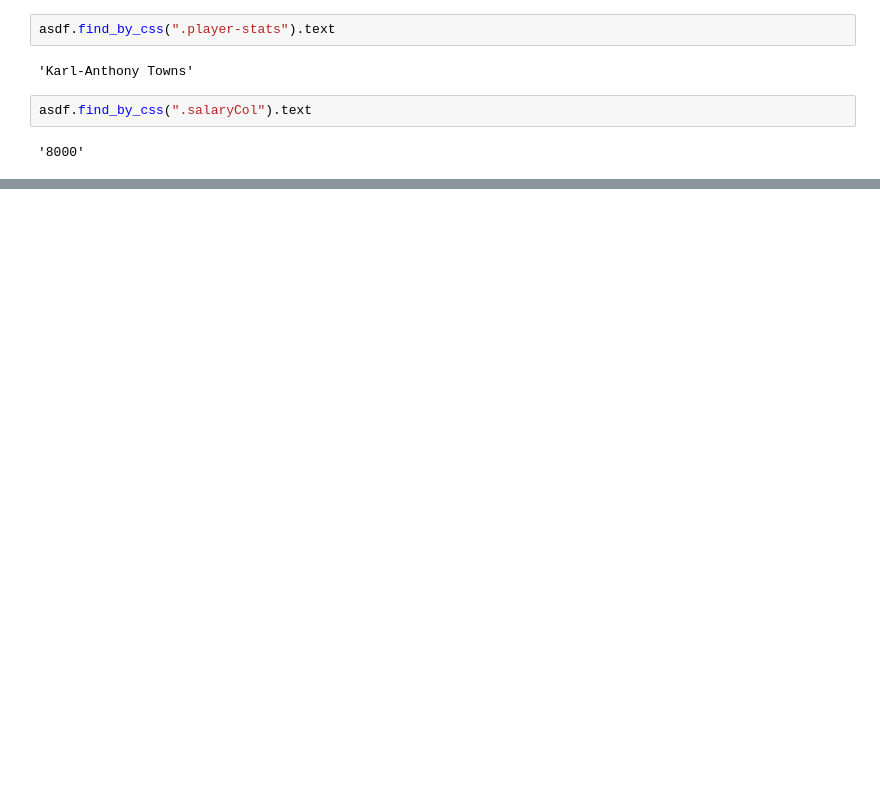
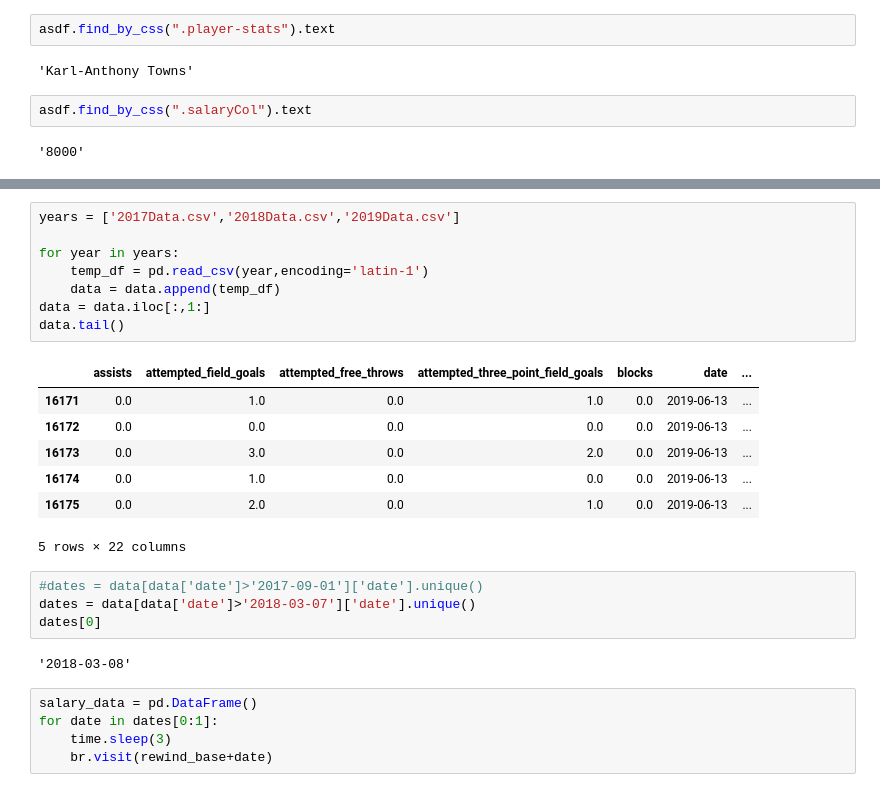
Before and after one commit to shanemulqueen/nba, a Jupyter notebook: Salary_scrape_scratch.ipynb, the cells around one changed output, grey strips where cells are left out. Drawn from its saved outputs; the diff is of its cells as text; blank space fills up the shorter version.

```diff
--- a/Salary_scrape_scratch.ipynb
+++ b/Salary_scrape_scratch.ipynb
@@ -108,0 +325,27 @@ output
+# %%
+years = ['2017Data.csv','2018Data.csv','2019Data.csv']
+
+for year in years:
+    temp_df = pd.read_csv(year,encoding='latin-1')
+    data = data.append(temp_df)
+data = data.iloc[:,1:]
+data.tail()
+# %% [output]
+|  | assists | attempted_field_goals | attempted_free_throws | attempted_three_point_field_goals | blocks | date | ... |
+| 16171 | 0.0 | 1.0 | 0.0 | 1.0 | 0.0 | 2019-06-13 | ... |
+| 16172 | 0.0 | 0.0 | 0.0 | 0.0 | 0.0 | 2019-06-13 | ... |
+| 16173 | 0.0 | 3.0 | 0.0 | 2.0 | 0.0 | 2019-06-13 | ... |
+| 16174 | 0.0 | 1.0 | 0.0 | 0.0 | 0.0 | 2019-06-13 | ... |
+| 16175 | 0.0 | 2.0 | 0.0 | 1.0 | 0.0 | 2019-06-13 | ... |
+5 rows × 22 columns
+# %%
+#dates = data[data['date']>'2017-09-01']['date'].unique()
+dates = data[data['date']>'2018-03-07']['date'].unique()
+dates[0]
+# %% [output]
+'2018-03-08'
+# %%
+salary_data = pd.DataFrame()
+for date in dates[0:1]:
+    time.sleep(3)
+    br.visit(rewind_base+date)
```
Also changed, not shown: parts of 26 cells of this notebook, 8 other files.
